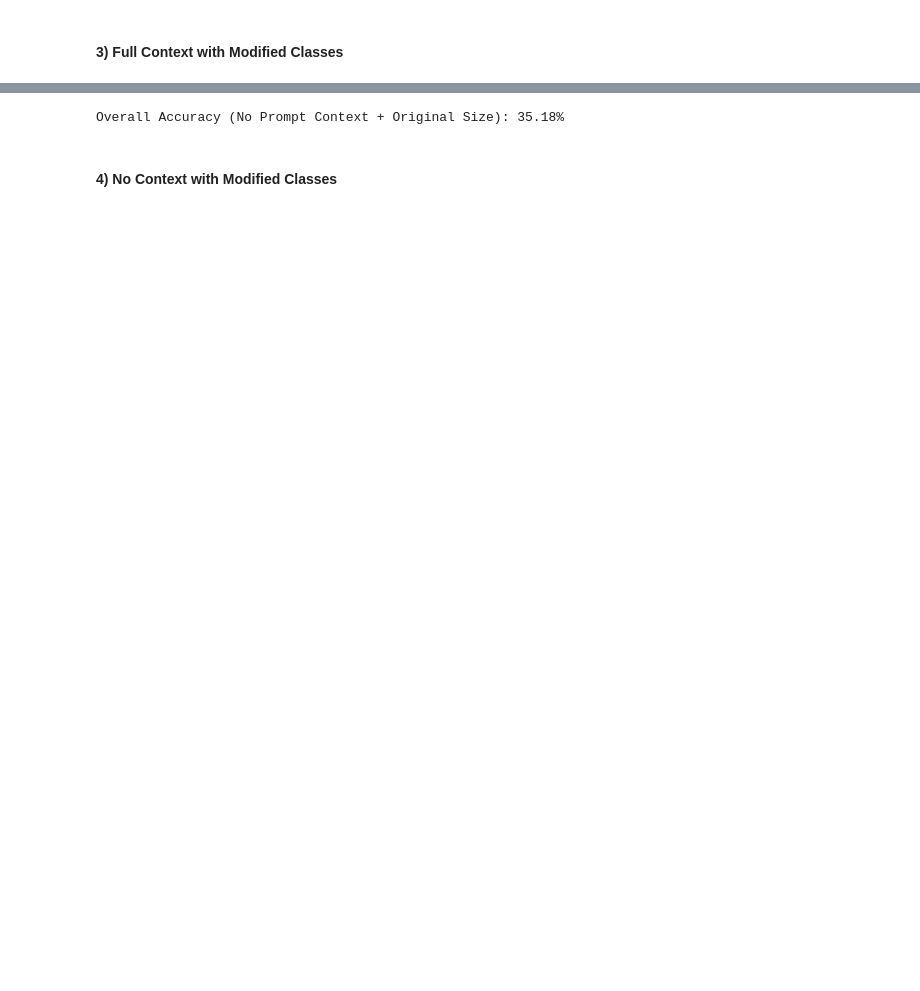
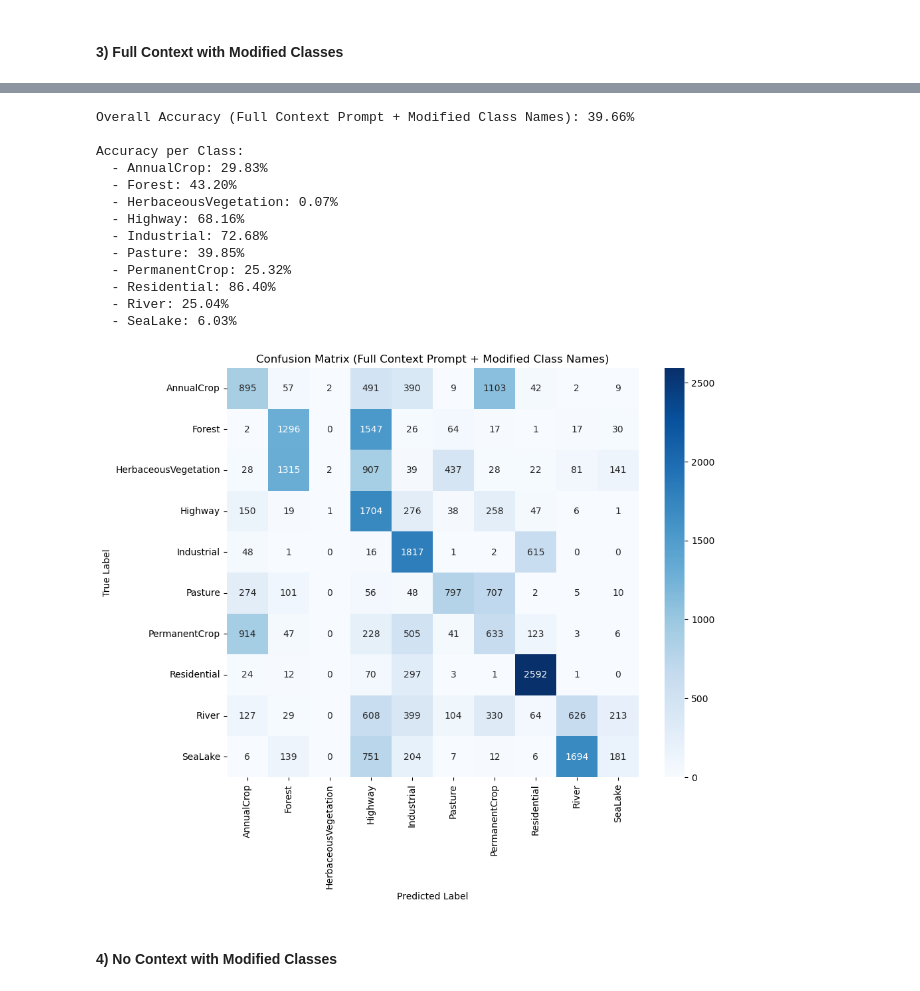
Before and after one commit to andrea-zoccante/land-classification-project, a Jupyter notebook: task1.ipynb, the cells around one changed output, grey strips where cells are left out. Saved outputs shown, nothing was run; the diff lists cells and outputs as text; code cells hidden in the pictures; blank space fills up the shorter version.

```diff
--- a/task1.ipynb
+++ b/task1.ipynb
@@ -410,20 +388,33 @@ KeyboardInterrupt:
 # %%
 overall_accuracy = np.mean(list(class_accuracies_3.values()))
 overall_cm = sum(list(class_cms_3.values()))
 
 print(f"\nOverall Accuracy (Full Context Prompt + Modified Class Names): {overall_accuracy:.2f}%\n")
 print("Accuracy per Class:")
 for cls, acc in class_accuracies_3.items():
     print(f"  - {cls}: {acc:.2f}%")
 
 plt.figure(figsize=(10, 8))
-sns.heatmap(overall_cm, annot=True, fmt="d", cmap="Blues", xticklabels=classes, yticklabels=classes)
+sns.heatmap(overall_cm, annot=True, fmt="d", cmap="Blues", xticklabels=CLASSES, yticklabels=CLASSES)
 plt.xlabel("Predicted Label")
 plt.ylabel("True Label")
 plt.title("Confusion Matrix (Full Context Prompt + Modified Class Names)")
 plt.show()
 # %% [output]
-Overall Accuracy (No Prompt Context + Original Size): 35.18%
+Overall Accuracy (Full Context Prompt + Modified Class Names): 39.66%
+
+Accuracy per Class:
+  - AnnualCrop: 29.83%
+  - Forest: 43.20%
+  - HerbaceousVegetation: 0.07%
+  - Highway: 68.16%
+  - Industrial: 72.68%
+  - Pasture: 39.85%
+  - PermanentCrop: 25.32%
+  - Residential: 86.40%
+  - River: 25.04%
+  - SeaLake: 6.03%
+[figure, added]
 # %% [markdown]
 #### 4) No Context with Modified Classes
 # %%
```
Also changed, not shown: parts of 20 cells of this notebook.
